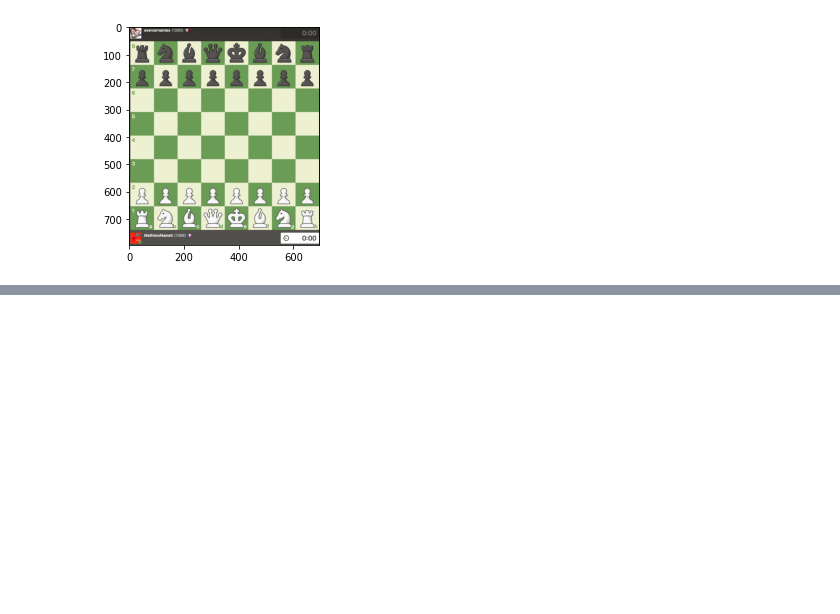
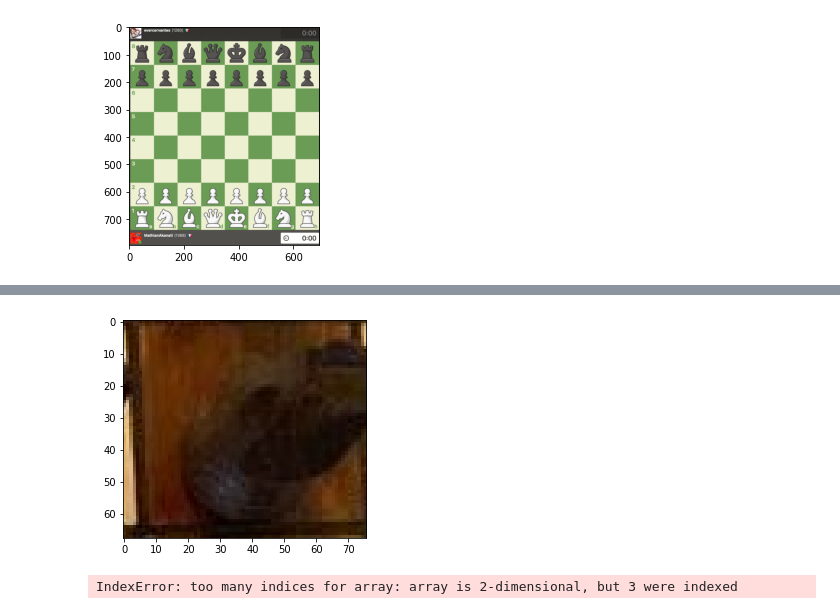
Before and after one commit to GuilhemPrince/VisualChess, a Jupyter notebook: code/get_array_from_board_intersec.ipynb, the cells around one changed output, grey strips where cells are left out. Drawn from its saved outputs; the diff is of its cells as text; code cells hidden in the pictures; blank space fills up the shorter version.

```diff
--- a/code/get_array_from_board_intersec.ipynb
+++ b/code/get_array_from_board_intersec.ipynb
@@ -19,0 +51,5 @@ boxes = u.get_test_boxes()
+# %%
+plt.imshow(square_list[15], cmap='gray')
+plt.show()
+# %% [output]
+[figure, added]
@@ -19,0 +86,11 @@ boxes = u.get_test_boxes()
+# %%
+def squares_to_array(square_list):
+    board = np.zeros([8,8])
+    for i in range(8):
+        for j in range(8):
+            board[i,j] = square_color(square_list[j * 8 + (7-i)])
+    return board
+
+squares_to_array(square_list)
+# %% [output]
+IndexError: too many indices for array: array is 2-dimensional, but 3 were indexed
```
Also changed, not shown: parts of 10 cells of this notebook, 3 other files.
